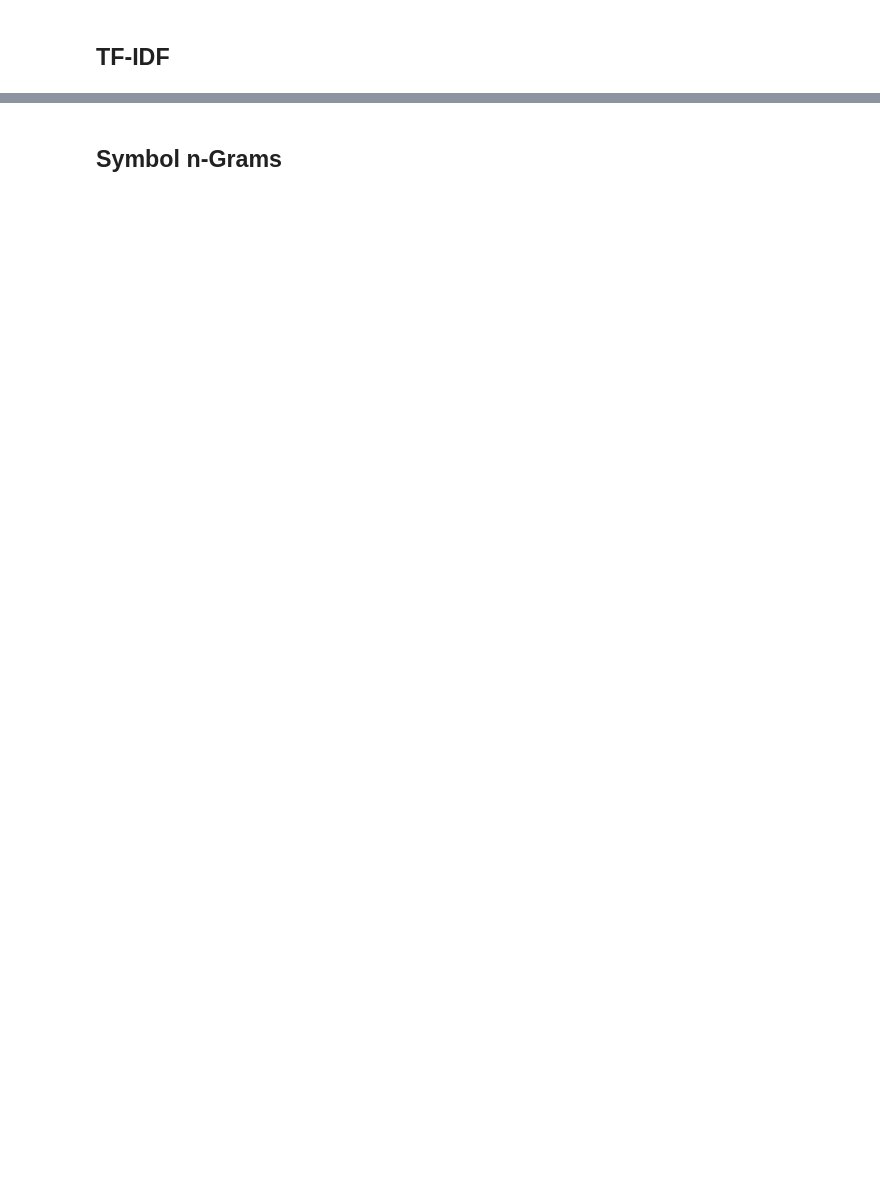
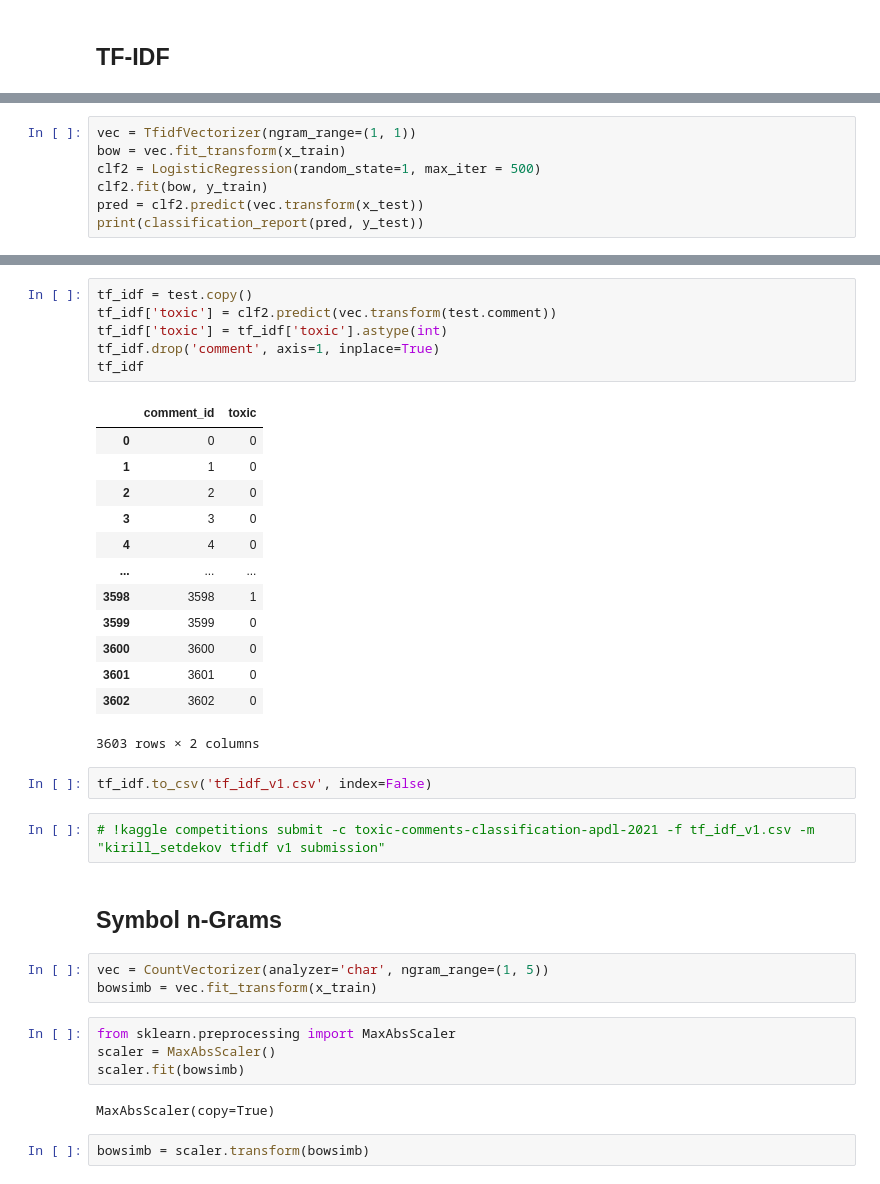
Before and after one commit to ksetdekov/HSE_DS, a Jupyter notebook: 07 NLP/kaggle hw/solution.ipynb, the cells around one changed output, grey strips where cells are left out. Drawn from its saved outputs; the diff is of its cells as text; blank space fills up the shorter version.

```diff
--- a/07 NLP/kaggle hw/solution.ipynb
+++ b/07 NLP/kaggle hw/solution.ipynb
@@ -62,0 +184,7 @@ FileNotFoundError: Could not find module 'C:\Users\ksetd\Anaconda3\lib\site-pack
+# %%
+vec = TfidfVectorizer(ngram_range=(1, 1))
+bow = vec.fit_transform(x_train)
+clf2 = LogisticRegression(random_state=1, max_iter = 500)
+clf2.fit(bow, y_train)
+pred = clf2.predict(vec.transform(x_test))
+print(classification_report(pred, y_test))
@@ -63,2 +200,37 @@ FileNotFoundError: Could not find module 'C:\Users\ksetd\Anaconda3\lib\site-pack
+# %%
+tf_idf = test.copy()
+tf_idf['toxic'] = clf2.predict(vec.transform(test.comment))
+tf_idf['toxic'] = tf_idf['toxic'].astype(int)
+tf_idf.drop('comment', axis=1, inplace=True)
+tf_idf
+# %% [output]
+|  | comment_id | toxic |
+| 0 | 0 | 0 |
+| 1 | 1 | 0 |
+| 2 | 2 | 0 |
+| 3 | 3 | 0 |
+| 4 | 4 | 0 |
+| ... | ... | ... |
+| 3598 | 3598 | 1 |
+| 3599 | 3599 | 0 |
+| 3600 | 3600 | 0 |
+| 3601 | 3601 | 0 |
+| 3602 | 3602 | 0 |
+3603 rows × 2 columns
+# %%
+tf_idf.to_csv('tf_idf_v1.csv', index=False)
+# %%
+# !kaggle competitions submit -c toxic-comments-classification-apdl-2021 -f tf_idf_v1.csv -m "kirill_setdekov tfidf v1 submission"
 # %% [markdown]
 ## Symbol n-Grams
+# %%
+vec = CountVectorizer(analyzer='char', ngram_range=(1, 5))
+bowsimb = vec.fit_transform(x_train)
+# %%
+from sklearn.preprocessing import MaxAbsScaler
+scaler = MaxAbsScaler()
+scaler.fit(bowsimb)
+# %% [output]
+MaxAbsScaler(copy=True)
+# %%
+bowsimb = scaler.transform(bowsimb)
```
Also changed, not shown: parts of 85 cells of this notebook.
